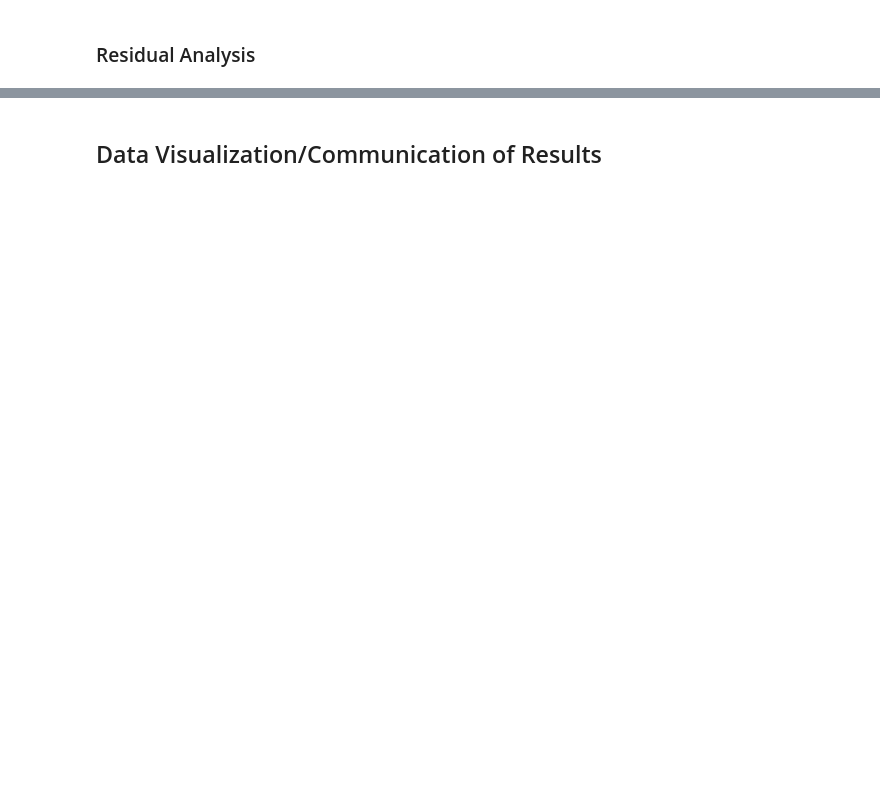
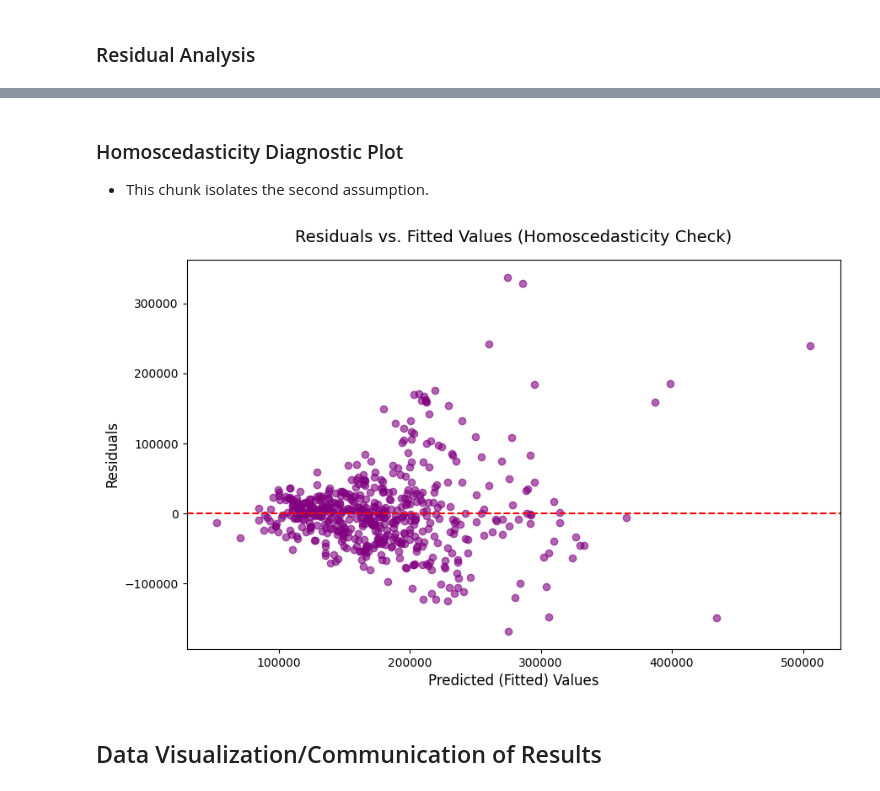
Before and after one commit to ikoghoddds-bit/Data-Science-Portfolio-C21, a Jupyter notebook: Projects/Project-2/Copy_of_Project_blank_template.ipynb, the cells around one changed output, grey strips where cells are left out. Saved outputs shown, nothing was run; the diff lists cells and outputs as text; code cells hidden in the pictures; blank space fills up the shorter version.

```diff
--- a/Projects/Project-2/Copy_of_Project_blank_template.ipynb
+++ b/Projects/Project-2/Copy_of_Project_blank_template.ipynb
@@ -486,2 +583,24 @@ plt.hlines(0, min(range(len(res))), max(range(len(res))), colors = 'red', linest
+# %% [markdown]
+### Homoscedasticity Diagnostic Plot
+
+- This chunk isolates the second assumption.
+# %%
+# 3. Residuals vs. Fitted Values Plot (Homoscedasticity)
+
+plt.figure(figsize=(10, 6))
+
+# Scatter plot showing error dispersion against predictions
+plt.scatter(y_pred, residuals, alpha=0.6, color='purple')
+
+# Add an explicit zero-error horizon line
+plt.axhline(0, color='red', linestyle='--')
+
+plt.title("Residuals vs. Fitted Values (Homoscedasticity Check)", fontsize=14, pad=15)
+plt.xlabel("Predicted (Fitted) Values", fontsize=12)
+plt.ylabel("Residuals", fontsize=12)
+
+plt.show()
+# %% [output]
+[figure, added]
 # %% [markdown]
 ## Data Visualization/Communication of Results
```
Also changed, not shown: parts of 20 cells of this notebook.
